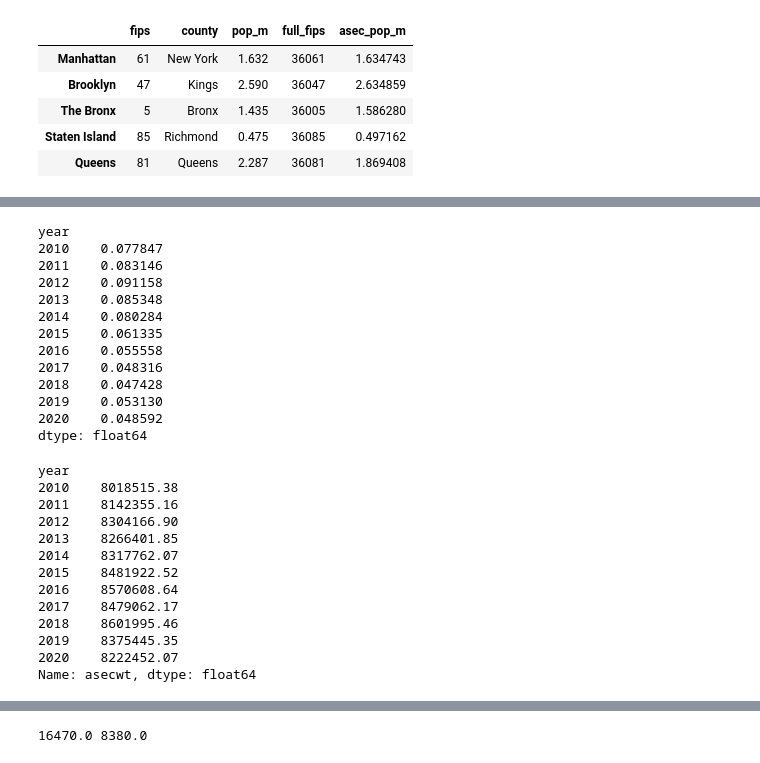
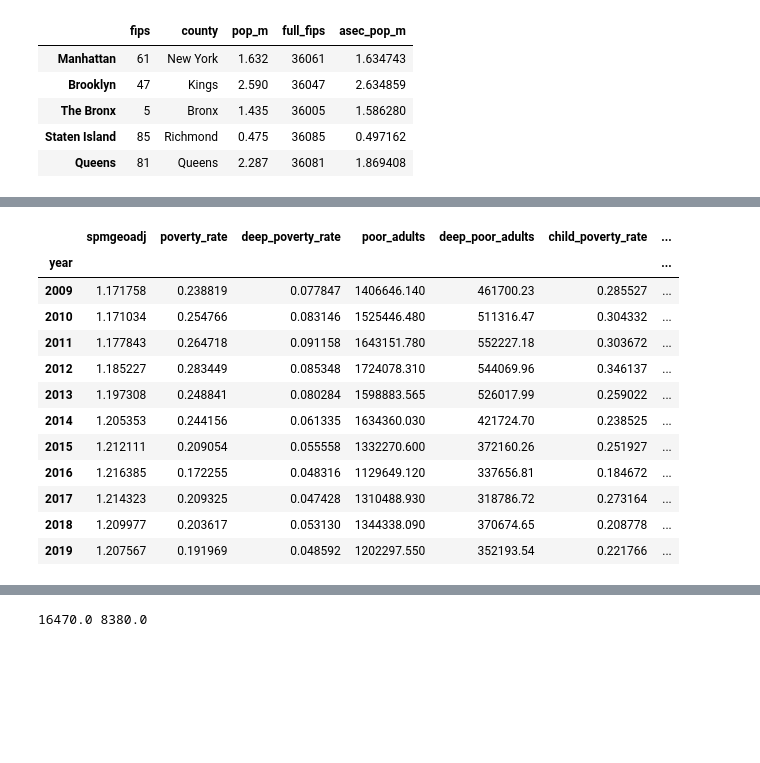
Before and after one commit to UBICenter/yang-nyc, a Jupyter notebook: analysis.ipynb, the cells around one changed output, grey strips where cells are left out. Cells and saved outputs as stored; diff of their text form; code cells hidden in the pictures; blank space fills up the shorter version.

```diff
--- a/analysis.ipynb
+++ b/analysis.ipynb
@@ -13,6 +13,8 @@ py.inctot.replace({999999999: 0}, inplace=True)
 py.adjginc.replace({99999999: 0}, inplace=True)
 # 2014 was double-sampled.
 py.loc[py.year == 2014, ["asecwt", "spmwt"]] /= 2
+# ASEC shows survey year.
+py.year -= 1
 # %%
 NYC_COUNTY = pd.DataFrame(columns=["fips", "county", "pop_m"])
 NYS_FIPS = 36
@@ -63,32 +49,34 @@ dtype: float64
-# %%
-mdf.weighted_mean(py, "deep_poor", "asecwt", "year")
-# %% [output]
-year
-2010    0.077847
-2011    0.083146
-2012    0.091158
-2013    0.085348
-2014    0.080284
-2015    0.061335
-2016    0.055558
-2017    0.048316
-2018    0.047428
-2019    0.053130
-2020    0.048592
-dtype: float64
-# %%
-py.groupby("year").asecwt.sum()
-# %% [output]
-year
-2010    8018515.38
-2011    8142355.16
-2012    8304166.90
-2013    8266401.85
-2014    8317762.07
-2015    8481922.52
-2016    8570608.64
-2017    8479062.17
-2018    8601995.46
-2019    8375445.35
-2020    8222452.07
-Name: asecwt, dtype: float64
+# %%
+def year_stats(x):
+    return pd.Series({
+        "spmgeoadj": mdf.weighted_mean(x, "spmgeoadj", "asecwt"),
+        "poverty_rate": mdf.weighted_mean(x, "poor", "asecwt"),
+        "deep_poverty_rate": mdf.weighted_mean(x, "deep_poor", "asecwt"),
+        "poor_adults": mdf.weighted_sum(x[x.adult], "poor", "asecwt"),
+        "deep_poor_adults": mdf.weighted_sum(x[x.adult], "deep_poor", "asecwt"),
+        "child_poverty_rate": mdf.weighted_mean(x[x.child], "poor", "asecwt"),
+        "child_deep_poverty_rate": mdf.weighted_mean(x[x.child], "deep_poor", "asecwt"),
+        "adult_poverty_rate": mdf.weighted_mean(x[x.adult], "poor", "asecwt"),
+        "adult_deep_poverty_rate": mdf.weighted_mean(x[x.adult], "deep_poor", "asecwt"),
+        "gini": mdf.gini(x, "spmtotres", "asecwt"),
+        "population": x.asecwt.sum(),
+        "spm_units": x[["spmfamunit", "spmwt"]].drop_duplicates().spmwt.sum(),
+        "survey_population": x.shape[0],
+        "survey_spm_units": x.spmfamunit.nunique(),
+    })
+year = py.groupby("year").apply(year_stats)
+year
+# %% [output]
+|  | spmgeoadj | poverty_rate | deep_poverty_rate | poor_adults | deep_poor_adults | child_poverty_rate | ... |
+| year |  |  |  |  |  |  | ... |
+| 2009 | 1.171758 | 0.238819 | 0.077847 | 1406646.140 | 461700.23 | 0.285527 | ... |
+| 2010 | 1.171034 | 0.254766 | 0.083146 | 1525446.480 | 511316.47 | 0.304332 | ... |
+| 2011 | 1.177843 | 0.264718 | 0.091158 | 1643151.780 | 552227.18 | 0.303672 | ... |
+| 2012 | 1.185227 | 0.283449 | 0.085348 | 1724078.310 | 544069.96 | 0.346137 | ... |
+| 2013 | 1.197308 | 0.248841 | 0.080284 | 1598883.565 | 526017.99 | 0.259022 | ... |
+| 2014 | 1.205353 | 0.244156 | 0.061335 | 1634360.030 | 421724.70 | 0.238525 | ... |
+| 2015 | 1.212111 | 0.209054 | 0.055558 | 1332270.600 | 372160.26 | 0.251927 | ... |
+| 2016 | 1.216385 | 0.172255 | 0.048316 | 1129649.120 | 337656.81 | 0.184672 | ... |
+| 2017 | 1.214323 | 0.209325 | 0.047428 | 1310488.930 | 318786.72 | 0.273164 | ... |
+| 2018 | 1.209977 | 0.203617 | 0.053130 | 1344338.090 | 370674.65 | 0.208778 | ... |
+| 2019 | 1.207567 | 0.191969 | 0.048592 | 1202297.550 | 352193.54 | 0.221766 | ... |
```
Also changed, not shown: parts of 13 cells of this notebook, 1 other file.
